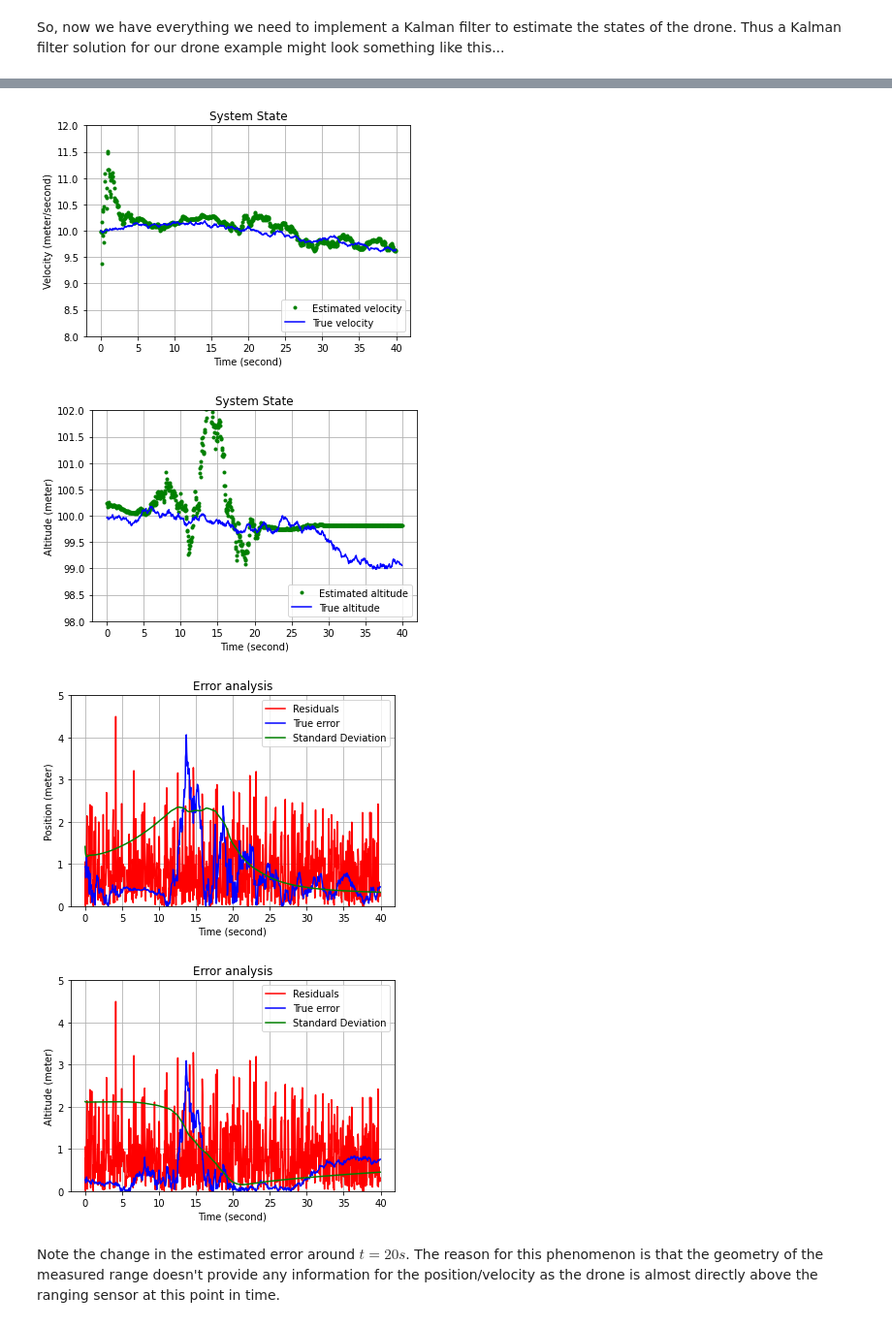
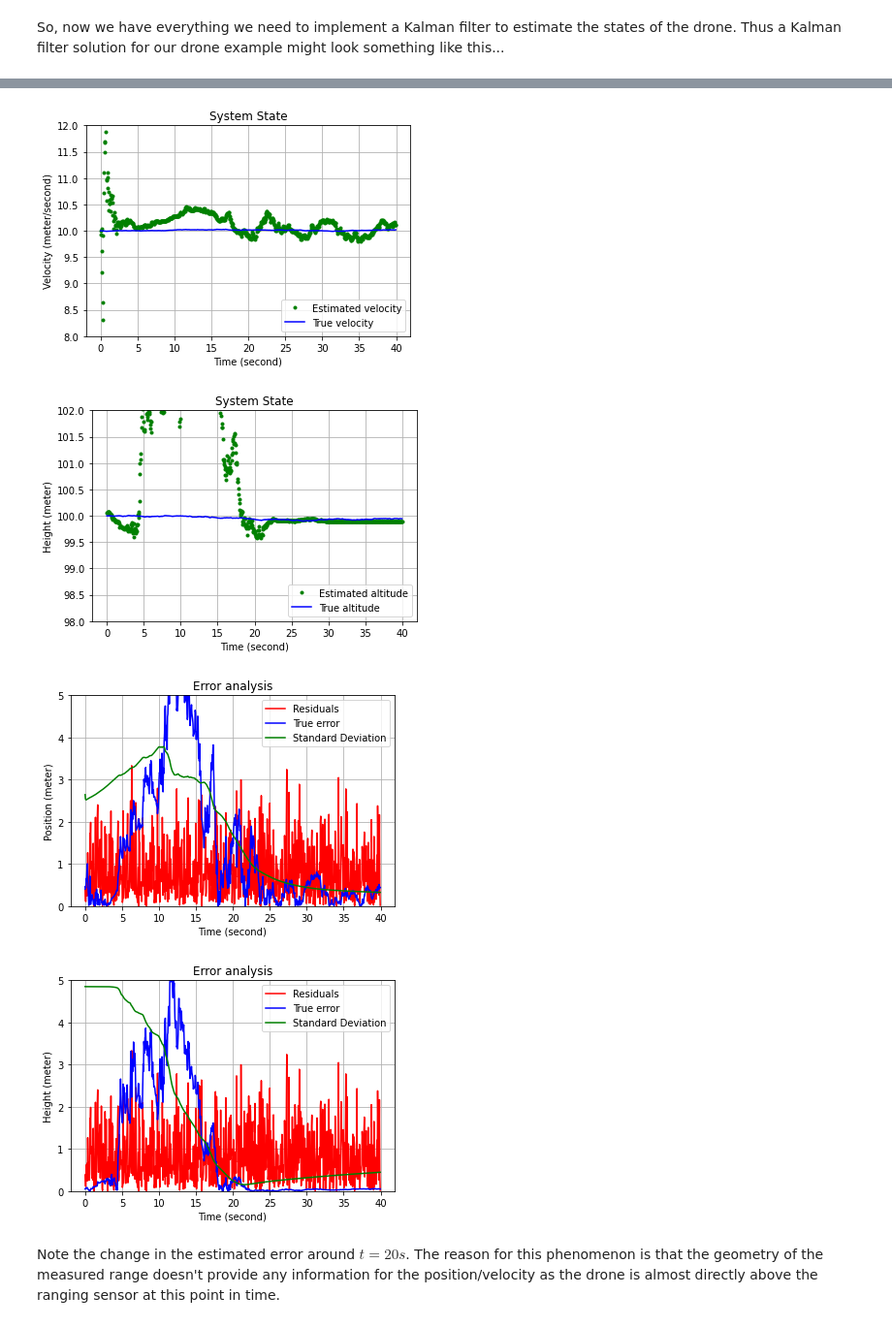
Before and after one commit to jggjevestad/AppliedSensorFusion, a Jupyter notebook: AppliedSensorFusion/_build/jupyter_execute/05-Kalman Filter.ipynb, the cells around one changed output, grey strips where cells are left out. Shown at 97% size. Saved outputs shown, nothing was run; the diff lists cells and outputs as text; code cells hidden in the pictures.

```diff
--- a/AppliedSensorFusion/_build/jupyter_execute/05-Kalman Filter.ipynb
+++ b/AppliedSensorFusion/_build/jupyter_execute/05-Kalman Filter.ipynb
@@ -1272,9 +1142,9 @@ from vanloan.vanloan import numeval
 dt = 0.05       # [second]
 samples = 800   # number of samples
 num = 3         # number of iterations (design matrix)
-r = 1           # [meter^2]
-qv = 0.01       # [meter^2/second^3]
-qh = 0.01       # [meter^2/second]
+r = 1**2        # measurement noise [meter^2]
+qv = 0.1**2     # process noise velocity [meter^2/second^3]
+qh = 0.1**2     # process noise height [meter^2/second]
 
 # Dynamics matrix
 F = array([[0, 1, 0],
@@ -1296,7 +1166,7 @@ x = array([[-200],  # position [meter]
 xt = x
 
 # Inital state covariance matrix
-P = diag([10, 5, 5])
+P = diag([10**2, 5**2, 5**2])
 
 # Numerical evaluation (van Loan)
 [phi, Q] = numeval(F, G, dt)
@@ -1333,8 +1203,8 @@ for k in range(0, samples):
 
     # Process noise vector
     w = array([[0],
-               [normal(0, 1)],
-               [normal(0, 1)]])
+               [normal(0, sqrt(qv))],
+               [normal(0, sqrt(qh))]])
 
     # Compute true trajectory
     xt = phi@xt + C@w
@@ -1427,7 +1297,7 @@ plt.plot(time, hgt_est, 'g.', label='Estimated altitude')
 plt.plot(time, hgt_true, 'b', label='True altitude')
 plt.title('System State')
 plt.xlabel('Time (second)')
-plt.ylabel('Altitude (meter)')
+plt.ylabel('Height (meter)')
 plt.ylim(98, 102)
 plt.legend(loc='lower right')
 plt.grid(True, which='both')
@@ -1451,7 +1321,7 @@ plt.plot(time, hgt_err, 'b', label='True error')
 plt.plot(time, hgt_std, 'g', label='Standard Deviation')
 plt.title('Error analysis')
 plt.xlabel('Time (second)')
-plt.ylabel('Altitude (meter)')
+plt.ylabel('Height (meter)')
 plt.ylim(0, 5)
 plt.legend(loc='upper right')
 plt.grid(True, which='both')
@@ -1462,7 +1332,7 @@ plt.show()
-[figure, old version]
+[figure, new version]
-[figure, old version]
+[figure, new version]
-[figure, old version]
+[figure, new version]
-[figure, old version]
+[figure, new version]
 # %% [markdown]
 Note the change in the estimated error around $t=20s$. The reason for this phenomenon is that the geometry of the measured range doesn't provide any information for the position/velocity as the drone is almost directly above the ranging sensor at this point in time.
 # %% [markdown]
```
Also changed, not shown: parts of 8 cells of this notebook, 34 other files.
